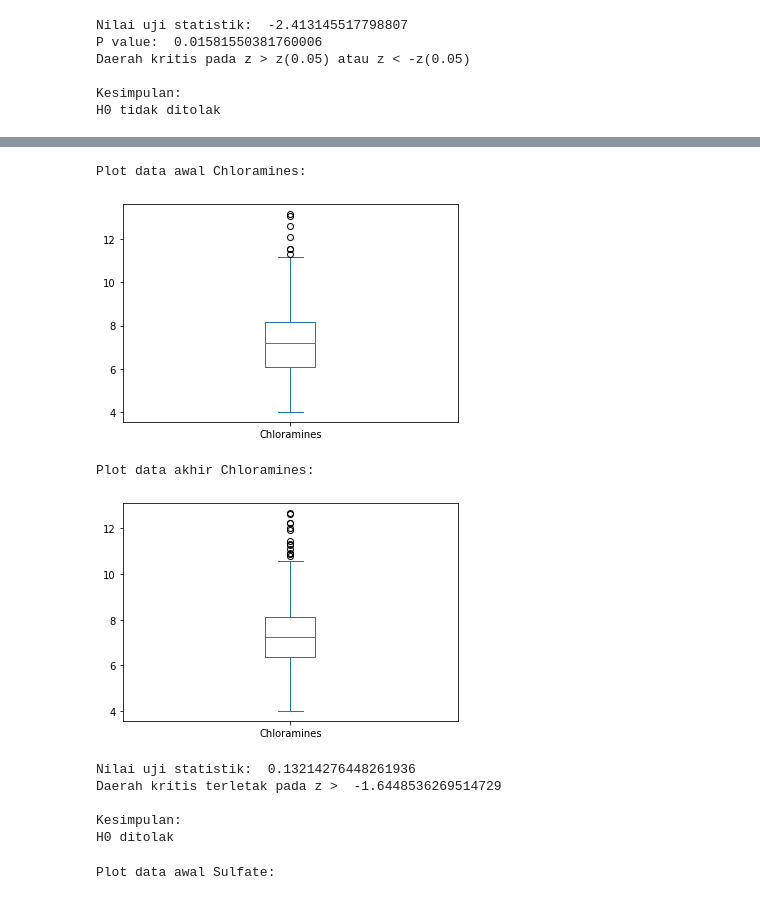
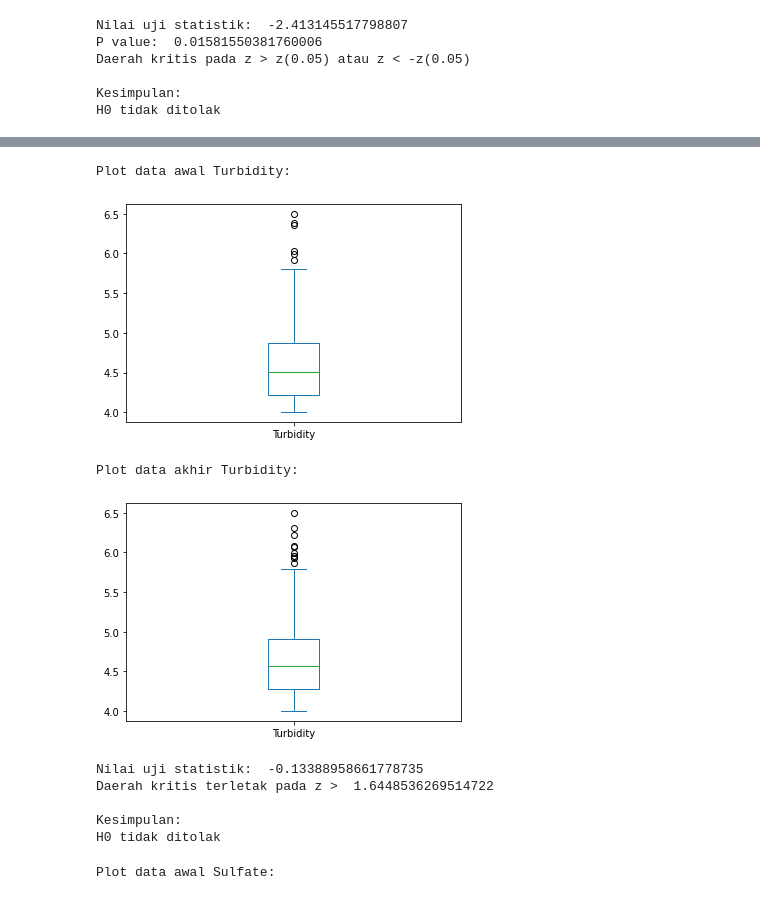
Before and after one commit to StevenSiahaann/Tubes-Probstat, a Jupyter notebook: Tubes-Probstat.ipynb, the cells around one changed output, grey strips where cells are left out. Saved outputs shown, nothing was run; the diff lists cells and outputs as text; code cells hidden in the pictures.

```diff
--- a/Tubes-Probstat.ipynb
+++ b/Tubes-Probstat.ipynb
@@ -25,7 +25,7 @@ from statsmodels.stats import weightstats as stests
 from statsmodels.stats.proportion import proportions_ztest
 #read file
 path=r"D:\Semester 4\Probstat\Tubes-Probstat\water_potability.csv"
-df = pd.read_csv(path,names=["id", "pH", "Hardness", "Solids", "Chloramines", "Sulfate", "Conductivity", "OrganicCarbon", "", "Trihalomethanes", "Turbidity", "Potability"])
+df = pd.read_csv(path,names=["id", "pH", "Hardness", "Solids", "Chloramines", "Sulfate", "Conductivity", "OrganicCarbon", "Trihalomethanes", "Turbidity", "Potability"])
 #print(df)
 # %%
 def nomor1(nama):
@@ -337,58 +337,58 @@ H0 tidak ditolak
 d. Proporsi nilai bagian awal Turbidity yang lebih dari 4, adalah lebih besar daripada,
 proporsi nilai yang sama di bagian akhir Turbidity ?
 """
-# H0 = Pawal(Chloramines > 4) > Pakhir(Chloramines > 4)
-# H1 = Pawal(Chloramines > 4) <= Pakhir(Chloramines > 4)
+
 
 # nilai tingkat signifikan
 alpha = 0.05
 
 # data bagian awal
-dfr1 = df['Chloramines'][:1005][df['Chloramines'] > 4]
+bagatas = df['Turbidity'][:1005][df['Turbidity'] > 4]
 # data bagian akhir
-dfr2 = df['Chloramines'][1005:][df['Chloramines'] > 4]
+bagbawah = df['Turbidity'][1005:][df['Turbidity'] > 4]
 
 # plot data
-print('Plot data awal Chloramines:')
-dfr1.plot.box()
+print('Plot data awal Turbidity:')
+bagatas.plot.box()
 plt.show()
-print('Plot data akhir Chloramines:')
-dfr2.plot.box()
+print('Plot data akhir Turbidity:')
+bagbawah.plot.box()
 plt.show()
 
-# jumlah data awal dan akhir Chloramines
+# jumlah data awal dan akhir Turbidity
 nr1 = 1005
 nr2 = 1005
 
 # uji statistik (test z)
-p1 = len(dfr1)/nr1
-p2 = len(dfr2)/nr2
-p = (len(dfr1) + len(dfr2))/(nr1+nr2)
+p1 = len(bagatas)/nr1
+p2 = len(bagbawah)/nr2
+p = (len(bagatas) + len(bagbawah))/(nr1+nr2)
 q = 1-p
+
 z = (p1-p2)/math.sqrt(p*q*(1/nr1 + 1/nr2))
 
 print('Nilai uji statistik: ', z)
 
 # Daerah kritis
-zkritis = stats.norm.ppf(0.05)
+zkritis = stats.norm.ppf(1-alpha)
 print('Daerah kritis terletak pada z > ', zkritis)
 
 # Kesimpulan
 print('\nKesimpulan:')
 if (z > zkritis):
     print('H0 ditolak')
 else:
     print('H0 tidak ditolak')
 # %% [output]
-Plot data awal Chloramines:
+Plot data awal Turbidity:
-[figure, old version]
+[figure, new version]
-Plot data akhir Chloramines:
+Plot data akhir Turbidity:
-[figure, old version]
+[figure, new version]
-Nilai uji statistik:  0.13214276448261936
-Daerah kritis terletak pada z >  -1.6448536269514729
+Nilai uji statistik:  -0.13388958661778735
+Daerah kritis terletak pada z >  1.6448536269514722
 
 Kesimpulan:
-H0 ditolak
+H0 tidak ditolak
 # %%
 """
 e. Bagian awal kolom Sulfate memiliki variansi yang sama dengan bagian akhirnya?
```
Also changed, not shown: parts of 2 cells of this notebook.
